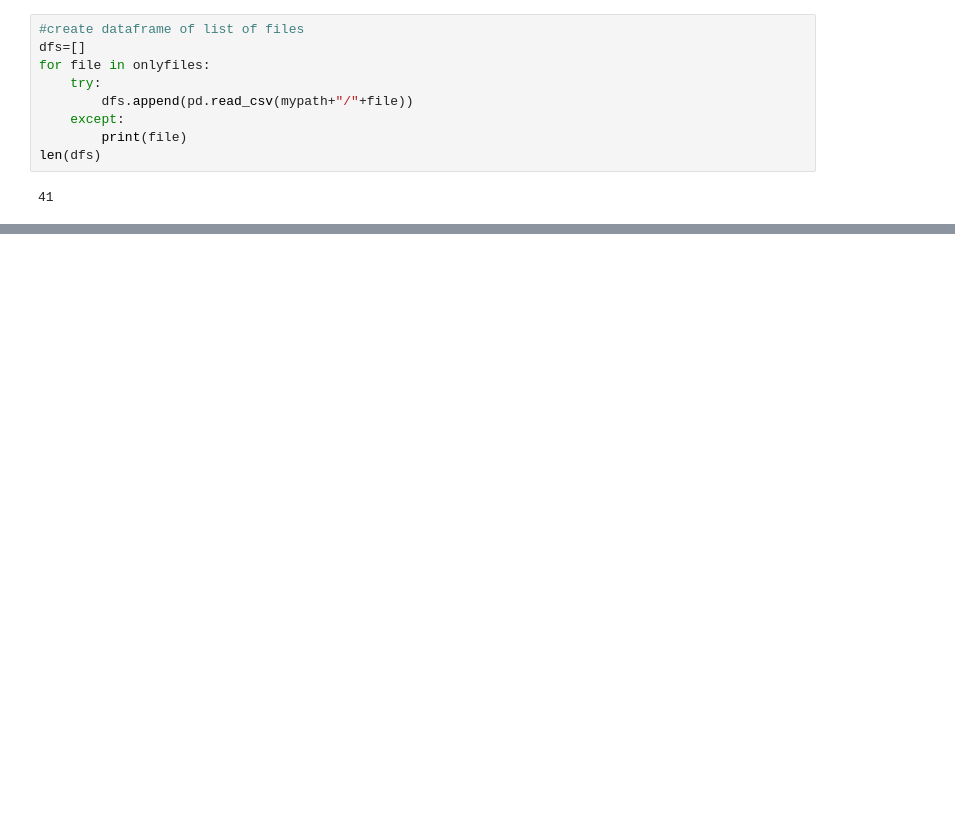
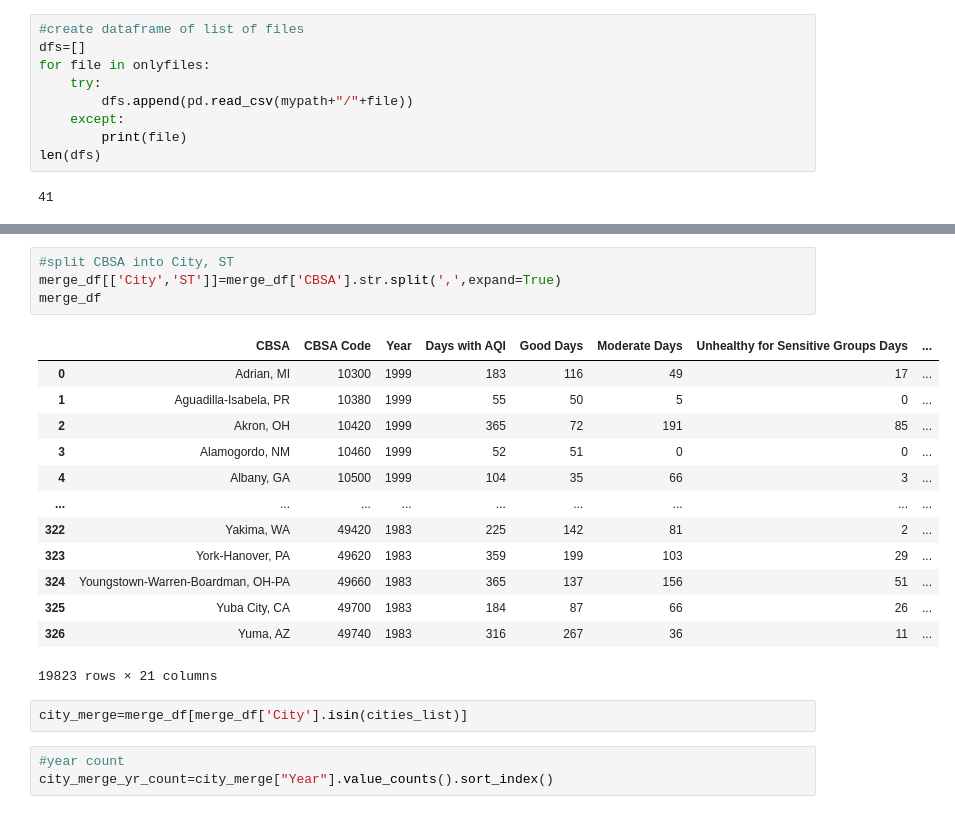
Before and after one commit to BrianDouglas/Climate_Soluctions, a Jupyter notebook: notebooks/Katherine.ipynb, the cells around one changed output, grey strips where cells are left out. Cells and saved outputs as stored; diff of their text form; blank space fills up the shorter version.

Commit message:
filtered df by city list. 75 cities, 25-35 overlap, get averages by year and city

```diff
--- a/notebooks/Katherine.ipynb
+++ b/notebooks/Katherine.ipynb
@@ -110,0 +77,23 @@ Name: Year, dtype: int64
+# %%
+#split CBSA into City, ST
+merge_df[['City','ST']]=merge_df['CBSA'].str.split(',',expand=True)
+merge_df
+# %% [output]
+|  | CBSA | CBSA Code | Year | Days with AQI | Good Days | Moderate Days | Unhealthy for Sensitive Groups Days | ... |
+| 0 | Adrian, MI | 10300 | 1999 | 183 | 116 | 49 | 17 | ... |
+| 1 | Aguadilla-Isabela, PR | 10380 | 1999 | 55 | 50 | 5 | 0 | ... |
+| 2 | Akron, OH | 10420 | 1999 | 365 | 72 | 191 | 85 | ... |
+| 3 | Alamogordo, NM | 10460 | 1999 | 52 | 51 | 0 | 0 | ... |
+| 4 | Albany, GA | 10500 | 1999 | 104 | 35 | 66 | 3 | ... |
+| ... | ... | ... | ... | ... | ... | ... | ... | ... |
+| 322 | Yakima, WA | 49420 | 1983 | 225 | 142 | 81 | 2 | ... |
+| 323 | York-Hanover, PA | 49620 | 1983 | 359 | 199 | 103 | 29 | ... |
+| 324 | Youngstown-Warren-Boardman, OH-PA | 49660 | 1983 | 365 | 137 | 156 | 51 | ... |
+| 325 | Yuba City, CA | 49700 | 1983 | 184 | 87 | 66 | 26 | ... |
+| 326 | Yuma, AZ | 49740 | 1983 | 316 | 267 | 36 | 11 | ... |
+19823 rows × 21 columns
+# %%
+city_merge=merge_df[merge_df['City'].isin(cities_list)]
+# %%
+#year count
+city_merge_yr_count=city_merge["Year"].value_counts().sort_index()
```
Also changed, not shown: parts of 11 cells of this notebook, 3 other files.
